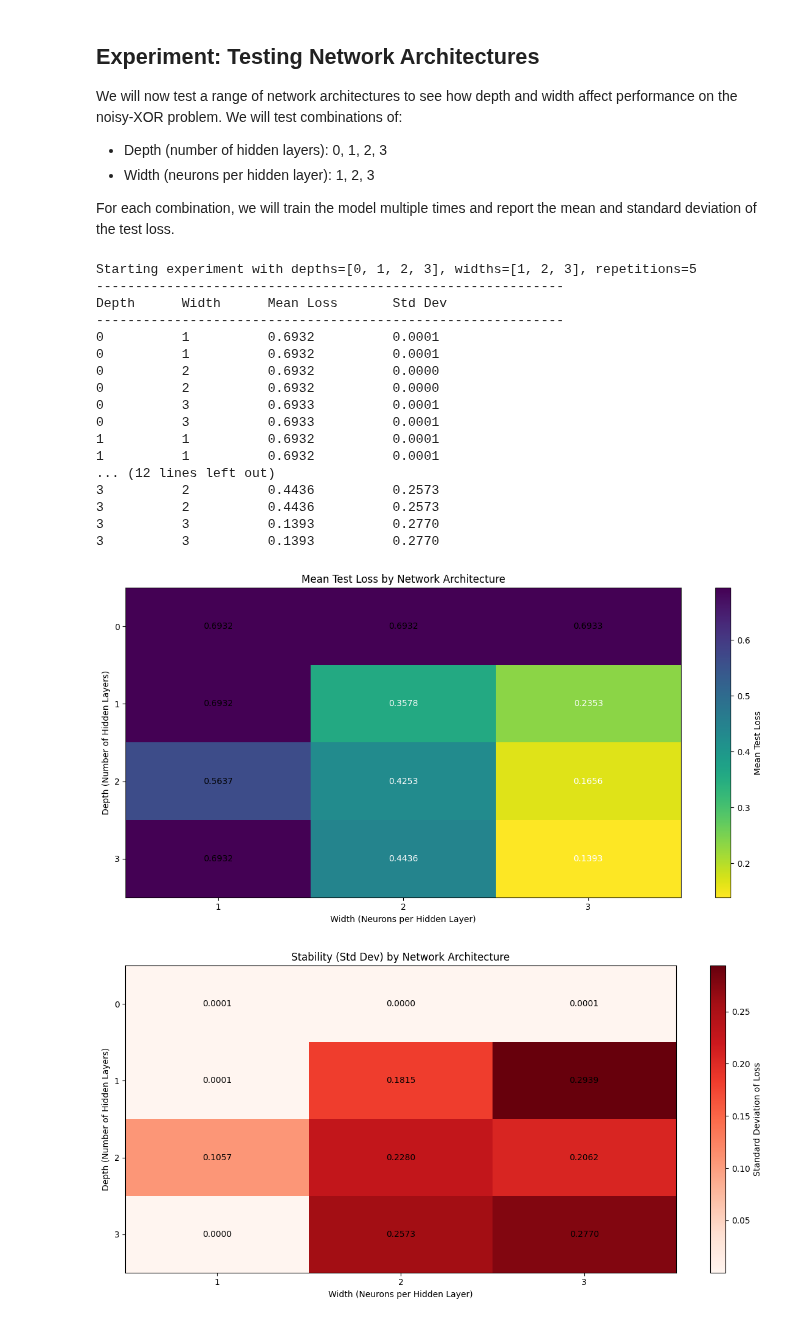
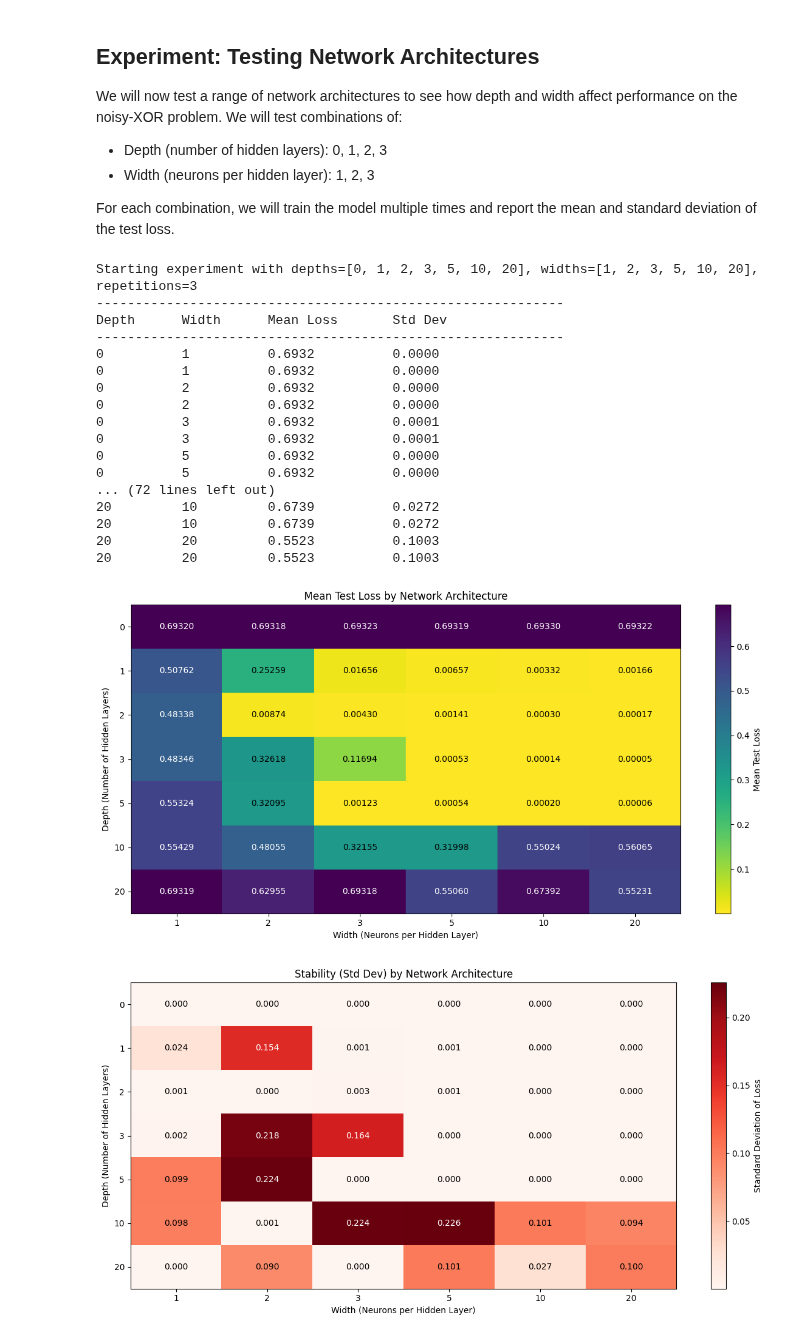
Before and after one commit to P1N60/deep_learning_course, a Jupyter notebook: assignment1/feedforwardAssignment.ipynb, the cells around one changed output. Drawn from its saved outputs; the diff is of its cells as text; code cells hidden in the pictures.

```diff
--- a/assignment1/feedforwardAssignment.ipynb
+++ b/assignment1/feedforwardAssignment.ipynb
@@ -278,7 +274,7 @@ print(f"Data prepared: {len(train_dataset)} training samples, {len(test_dataset)
 # %% [output]
 Data prepared: 2000 training samples, 500 test samples.
 # %%
-def train_loop(model, train_loader, val_loader, criterion, optimizer, epochs=100, verbose=True):
+def train_loop(model, train_loader, val_loader, criterion, optimizer, epochs, verbose=True):
     train_losses = []
     val_losses = []
 
@@ -309,8 +305,8 @@ def train_loop(model, train_loader, val_loader, criterion, optimizer, epochs=100
         epoch_val_loss = running_val_loss / len(val_loader.dataset)
         val_losses.append(epoch_val_loss)
 
-        if verbose and (epoch + 1) % 10 == 0:
-            print(f"Epoch {epoch+1}/{epochs} | Train Loss: {epoch_train_loss:.4f} | Val Loss: {epoch_val_loss:.4f}")
+        if verbose:
+            print(f"Epoch {epoch+1}/{epochs} | Train Loss: {epoch_train_loss:.5f} | Val Loss: {epoch_val_loss:.5f}")
 
     return train_losses, val_losses
 # %%
@@ -321,7 +317,7 @@ criterion = nn.BCELoss()
 optimizer = optim.Adam(model.parameters(), lr=0.01)
 
 # Train the model
-train_losses, val_losses = train_loop(model, train_loader, test_loader, criterion, optimizer, epochs=100)
+train_losses, val_losses = train_loop(model, train_loader, test_loader, criterion, optimizer, epochs=35)
 
 # Visualization
 plt.figure(figsize=(10, 5))
@@ -369,10 +363,10 @@ We will test combinations of:
 For each combination, we will train the model multiple times and report the mean and standard deviation of the test loss.
 # %%
 # Experiment Configuration
-depths = [0, 1, 2, 3]
-widths = [1, 2, 3]
-n_repetitions = 5  # Number of runs per configuration
-epochs = 100
+depths = [0, 1, 2, 3, 5, 10, 20]
+widths = [1, 2, 3, 5, 10, 20]
+n_repetitions = 3  # Number of runs per configuration
+epochs = 25
 
 results_list = []
 
@@ -409,73 +403,74 @@ for depth in depths:
             'Std Dev': std_loss
         })
 
-        print(f"{depth:<10} {width:<10} {mean_loss:<15.4f} {std_loss:<15.4f}")
+        print(f"{depth:<10} {width:<10} {mean_loss:<15.5f} {std_loss:<15.3f}")
 
 # Store results in a DataFrame
 results_df = pd.DataFrame(results_list)
 # %% [output]
-Starting experiment with depths=[0, 1, 2, 3], widths=[1, 2, 3], repetitions=5
+Starting experiment with depths=[0, 1, 2, 3, 5, 10, 20], widths=[1, 2, 3, 5, 10, 20], repetitions=3
 ------------------------------------------------------------
 Depth      Width      Mean Loss       Std Dev
 ------------------------------------------------------------
-0          1          0.6932          0.0001
-0          1          0.6932          0.0001
+0          1          0.6932          0.0000
+0          1          0.6932          0.0000
 0          2          0.6932          0.0000
 0          2          0.6932          0.0000
-0          3          0.6933          0.0001
-0          3          0.6933          0.0001
-1          1          0.6932          0.0001
-1          1          0.6932          0.0001
-... (12 lines left out)
-3          2          0.4436          0.2573
-3          2          0.4436          0.2573
-3          3          0.1393          0.2770
-3          3          0.1393          0.2770
+0          3          0.6932          0.0001
+0          3          0.6932          0.0001
+0          5          0.6932          0.0000
+0          5          0.6932          0.0000
+... (72 lines left out)
+20         10         0.6739          0.0272
+20         10         0.6739          0.0272
+20         20         0.5523          0.1003
+20         20         0.5523          0.1003
 # %%
 # Visualize the results
 plt.figure(figsize=(12, 6))
 
 # Pivot data for heatmap
-pivot_table = results_df.pivot(index='Depth', columns='Width', values='Mean Loss')
+# Use pivot_table instead of pivot to handle potential duplicate entries
+pivot_table = results_df.pivot_table(index='Depth', columns='Width', values='Mean Loss')
 
 # Plot heatmap
 plt.imshow(pivot_table, cmap='viridis_r', aspect='auto')
 plt.colorbar(label='Mean Test Loss')
 plt.xlabel('Width (Neurons per Hidden Layer)')
 plt.ylabel('Depth (Number of Hidden Layers)')
 plt.title('Mean Test Loss by Network Architecture')
 
 # Set ticks
-plt.xticks(range(len(widths)), widths)
-plt.yticks(range(len(depths)), depths)
+plt.xticks(range(len(pivot_table.columns)), pivot_table.columns)
+plt.yticks(range(len(pivot_table.index)), pivot_table.index)
 
 # Add text annotations
-for i in range(len(depths)):
-    for j in range(len(widths)):
+for i in range(len(pivot_table.index)):
+    for j in range(len(pivot_table.columns)):
         value = pivot_table.iloc[i, j]
-        plt.text(j, i, f'{value:.4f}', ha='center', va='center', color='white' if value < 0.5 else 'black')
+        plt.text(j, i, f'{value:.5f}', ha='center', va='center', color='black' if value < 0.35 else 'white')
 
 plt.tight_layout()
 plt.show()
 
 # Also plot standard deviation
 plt.figure(figsize=(12, 6))
-pivot_std = results_df.pivot(index='Depth', columns='Width', values='Std Dev')
+pivot_std = results_df.pivot_table(index='Depth', columns='Width', values='Std Dev')
 plt.imshow(pivot_std, cmap='Reds', aspect='auto')
 plt.colorbar(label='Standard Deviation of Loss')
 plt.xlabel('Width (Neurons per Hidden Layer)')
 plt.ylabel('Depth (Number of Hidden Layers)')
 plt.title('Stability (Std Dev) by Network Architecture')
-plt.xticks(range(len(widths)), widths)
-plt.yticks(range(len(depths)), depths)
+plt.xticks(range(len(pivot_std.columns)), pivot_std.columns)
+plt.yticks(range(len(pivot_std.index)), pivot_std.index)
 
-for i in range(len(depths)):
-    for j in range(len(widths)):
+for i in range(len(pivot_std.index)):
+    for j in range(len(pivot_std.columns)):
         value = pivot_std.iloc[i, j]
-        plt.text(j, i, f'{value:.4f}', ha='center', va='center', color='black')
+        plt.text(j, i, f'{value:.3f}', ha='center', va='center', color='black' if value < 0.15 else 'white')
 
 plt.tight_layout()
 plt.show()
 # %% [output]
-[figure, old version]
+[figure, new version]
-[figure, old version]
+[figure, new version]
```
Also changed, not shown: parts of 2 cells of this notebook.
